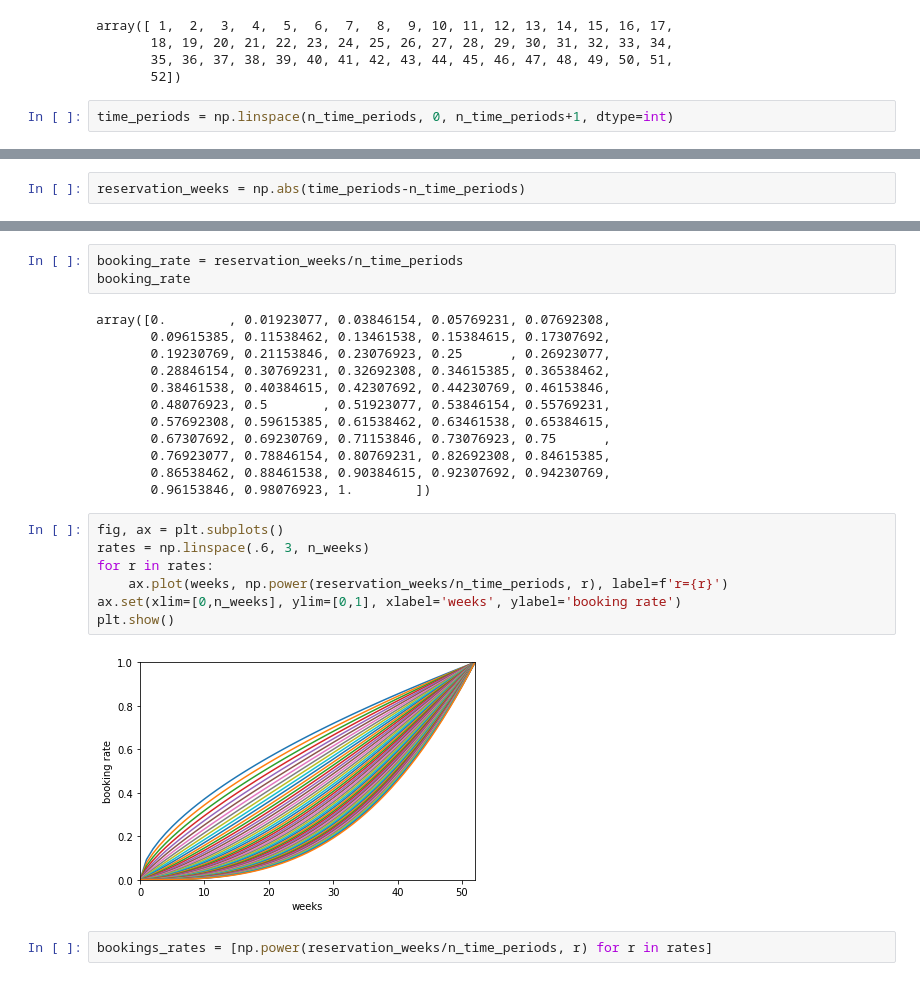
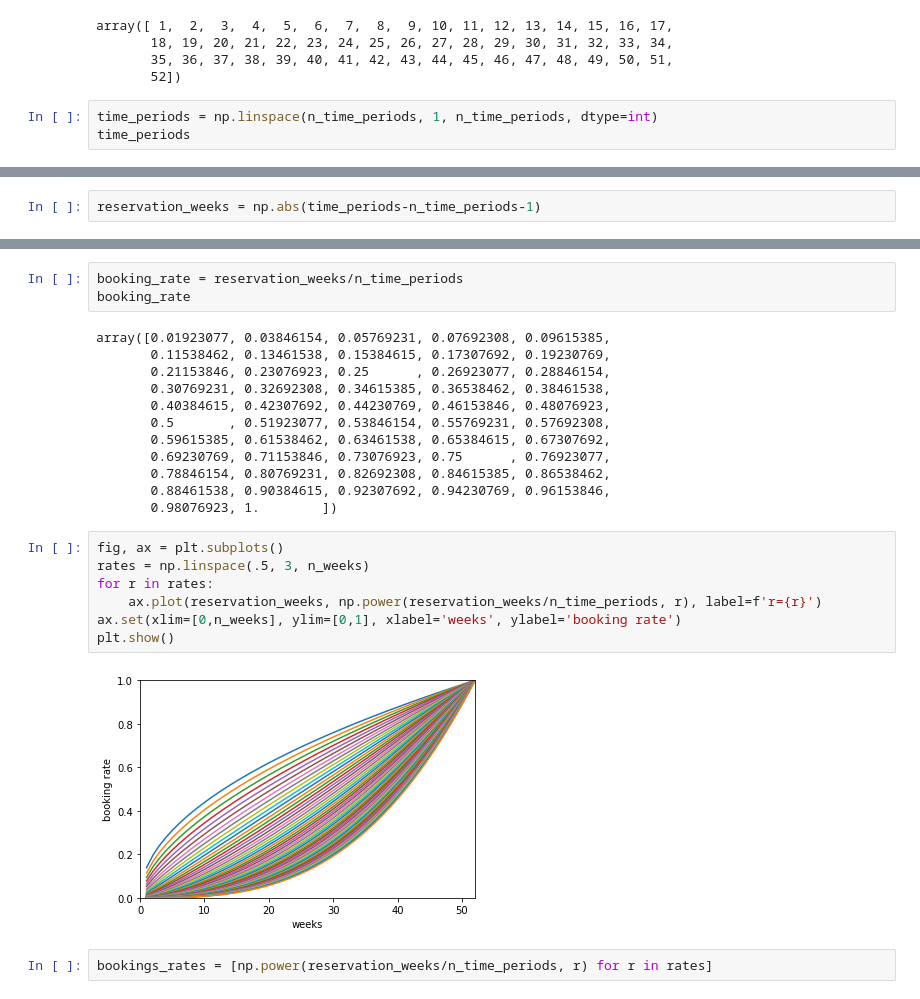
Before and after one commit to clausherther/public, a Jupyter notebook: probabilistic_programming/Reservation Forecast (PyMC3).ipynb, the cells around one changed output, grey strips where cells are left out. Saved outputs shown, nothing was run; the diff lists cells and outputs as text.

```diff
--- a/probabilistic_programming/Reservation Forecast (PyMC3).ipynb
+++ b/probabilistic_programming/Reservation Forecast (PyMC3).ipynb
@@ -23,4 +23,5 @@ array([ 1,  2,  3,  4,  5,  6,  7,  8,  9, 10, 11, 12, 13, 14, 15, 16, 17,
        35, 36, 37, 38, 39, 40, 41, 42, 43, 44, 45, 46, 47, 48, 49, 50, 51,
        52])
 # %%
-time_periods = np.linspace(n_time_periods, 0, n_time_periods+1, dtype=int)
+time_periods = np.linspace(n_time_periods, 1, n_time_periods, dtype=int)
+time_periods
@@ -27,2 +33,2 @@ time_periods = np.linspace(n_time_periods, 0, n_time_periods+1, dtype=int)
 # %%
-reservation_weeks = np.abs(time_periods-n_time_periods)
+reservation_weeks = np.abs(time_periods-n_time_periods-1)
@@ -30,26 +43,26 @@ reservation_weeks = np.abs(time_periods-n_time_periods)
 booking_rate = reservation_weeks/n_time_periods
 booking_rate
 # %% [output]
-array([0.        , 0.01923077, 0.03846154, 0.05769231, 0.07692308,
-       0.09615385, 0.11538462, 0.13461538, 0.15384615, 0.17307692,
-       0.19230769, 0.21153846, 0.23076923, 0.25      , 0.26923077,
-       0.28846154, 0.30769231, 0.32692308, 0.34615385, 0.36538462,
-       0.38461538, 0.40384615, 0.42307692, 0.44230769, 0.46153846,
-       0.48076923, 0.5       , 0.51923077, 0.53846154, 0.55769231,
-       0.57692308, 0.59615385, 0.61538462, 0.63461538, 0.65384615,
-       0.67307692, 0.69230769, 0.71153846, 0.73076923, 0.75      ,
-       0.76923077, 0.78846154, 0.80769231, 0.82692308, 0.84615385,
-       0.86538462, 0.88461538, 0.90384615, 0.92307692, 0.94230769,
-       0.96153846, 0.98076923, 1.        ])
+array([0.01923077, 0.03846154, 0.05769231, 0.07692308, 0.09615385,
+       0.11538462, 0.13461538, 0.15384615, 0.17307692, 0.19230769,
+       0.21153846, 0.23076923, 0.25      , 0.26923077, 0.28846154,
+       0.30769231, 0.32692308, 0.34615385, 0.36538462, 0.38461538,
+       0.40384615, 0.42307692, 0.44230769, 0.46153846, 0.48076923,
+       0.5       , 0.51923077, 0.53846154, 0.55769231, 0.57692308,
+       0.59615385, 0.61538462, 0.63461538, 0.65384615, 0.67307692,
+       0.69230769, 0.71153846, 0.73076923, 0.75      , 0.76923077,
+       0.78846154, 0.80769231, 0.82692308, 0.84615385, 0.86538462,
+       0.88461538, 0.90384615, 0.92307692, 0.94230769, 0.96153846,
+       0.98076923, 1.        ])
 # %%
 fig, ax = plt.subplots()
-rates = np.linspace(.6, 3, n_weeks)
+rates = np.linspace(.5, 3, n_weeks)
 for r in rates:
-    ax.plot(weeks, np.power(reservation_weeks/n_time_periods, r), label=f'r={r}')
+    ax.plot(reservation_weeks, np.power(reservation_weeks/n_time_periods, r), label=f'r={r}')
 ax.set(xlim=[0,n_weeks], ylim=[0,1], xlabel='weeks', ylabel='booking rate')
 plt.show()
 # %% [output]
-[figure, old version]
+[figure, new version]
 # %%
 bookings_rates = [np.power(reservation_weeks/n_time_periods, r) for r in rates]
 # %%
```
Also changed, not shown: parts of 30 cells of this notebook, 1 other file.
